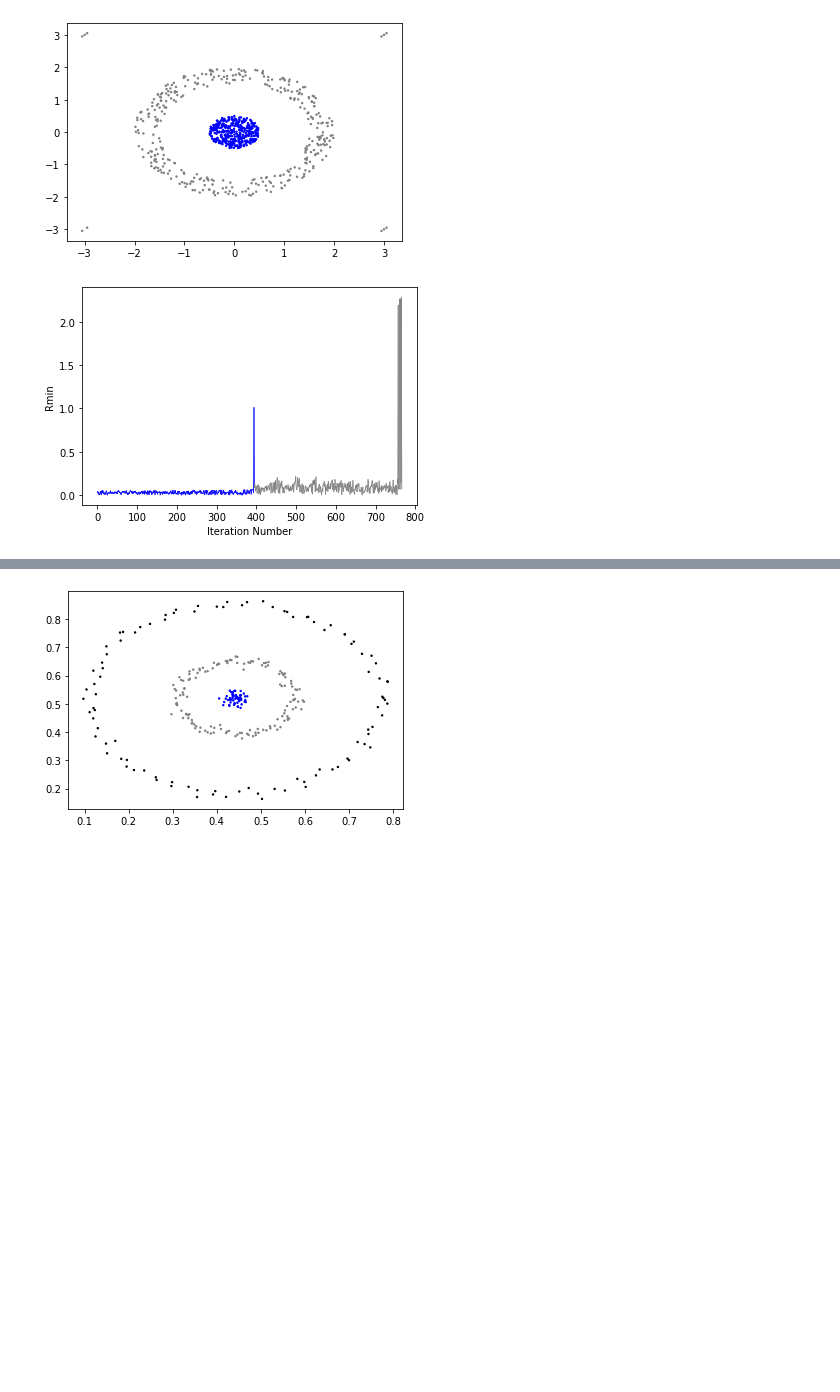
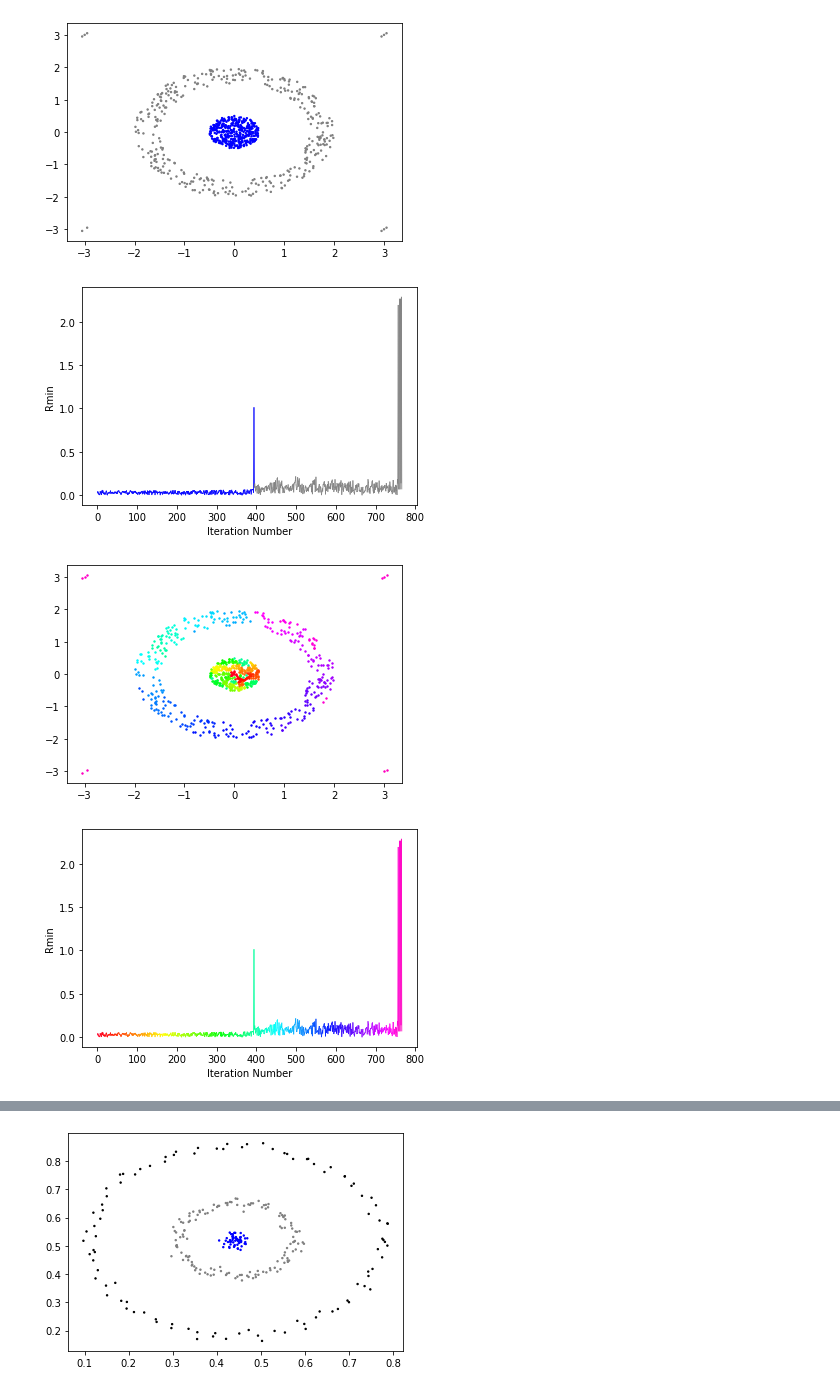
Before and after one commit to kayla-lixinyi/Summer-Project-Advanced-and-Interpretable-Unsupervised-Learning, a Jupyter notebook: Testing/ILS_tests_plots.ipynb, the cells around one changed output, grey strips where cells are left out. Drawn from its saved outputs; the diff is of its cells as text; code cells hidden in the pictures; blank space fills up the shorter version.

```diff
--- a/Testing/ILS_tests_plots.ipynb
+++ b/Testing/ILS_tests_plots.ipynb
@@ -9,13 +9,15 @@ from sklearn.cluster import KMeans
 # %%
 artSet =  np.array(pd.read_csv(r"Artificial Data sets\target.csv", header=1))[:, :-1]
 
 testILS = ILS(n_clusters = 2).fit(artSet) # passing the data set without labels
 testILS.plot_labels()
 testILS.coloured_rmin()
-testILS.rainbow_rmin_two()
+testILS.rainbow_rmin()
 # %% [output]
 [figure]
 [figure]
+[figure, added]
+[figure, added]
 # %%
 kmeans = KMeans(n_clusters=2).fit(artSet) #using the plotting function within the ILS class by reassigning the labels
 testILS.data_set[:, -1] = kmeans.labels_
```
Also changed, not shown: parts of 5 cells of this notebook, 4 other files.
